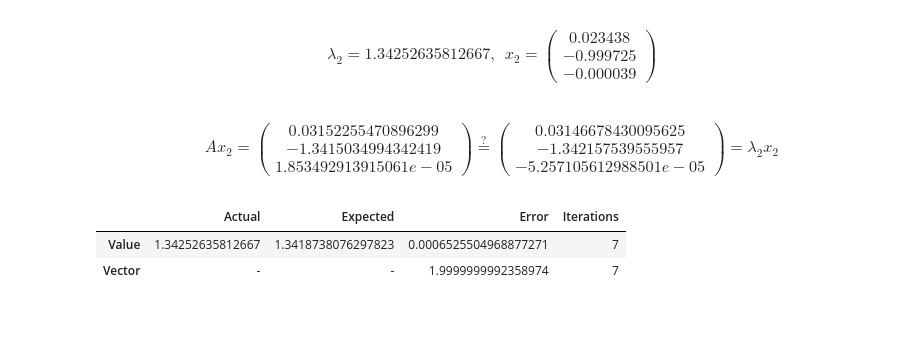
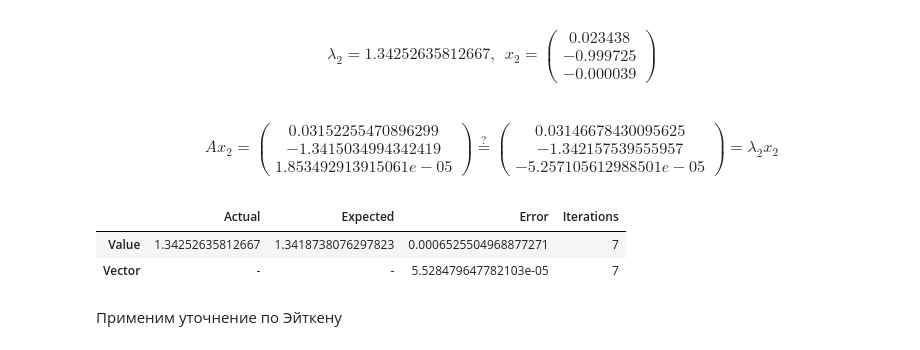
Before and after one commit to astatochek/mm-computational-workshop, a Jupyter notebook: 5-semester/3. 4. Eigenvalues/note.ipynb, the cells around one changed output. Drawn from its saved outputs; the diff is of its cells as text; code cells hidden in the pictures; blank space fills up the shorter version.

```diff
--- a/5-semester/3. 4. Eigenvalues/note.ipynb
+++ b/5-semester/3. 4. Eigenvalues/note.ipynb
@@ -75,7 +96,7 @@ def visualize_results(i: int, val: float, vec: matrix, A: matrix = A, n: int = n
 eps = 1.e-6
 
 
-def jacobi(A: matrix = A, n: int = n, eps: float = eps) -> Union[List[float], List[matrix]]:
+def jacobi(A: matrix = A, n: int = n, eps: float = eps) -> Tuple[List[float], List[matrix]]:
     # матрица, столбцы которой будут собственными векторами
     X = matrix(np.identity(n))
     # A^(k)
@@ -211,6 +232,7 @@ vals, vecs = vals_.copy(), vecs_.copy()
 for i in range(n):
     val_key = f'Value {i+1}'
     vec_key = f'Vector {i+1}'
+    jacobi_vec = jacobi_vecs[i] * (1 if i != 0 else -1) # это я проставляю, чтобы погрешность правильно считалась для вектора
 
     data['Expected'][val_key] = str(vals[i])
     data['Actual'][val_key] = str(jacobi_vals[i])
@@ -218,7 +240,7 @@ for i in range(n):
 
     data['Expected'][vec_key] = '-'
     data['Actual'][vec_key] = '-'
-    data['Error'][vec_key] = str((jacobi_vecs[i] - vecs[i]).norm())
+    data['Error'][vec_key] = str((jacobi_vec - vecs[i]).norm())
 
 df = pd.DataFrame(data)
 df
@@ -462,9 +486,11 @@ $$ A x_2= \begin{pmatrix}
 # %%
 diff = [abs(vil_val - vals[j]) for j in range(n)]
 index_of_mid = diff.index(min(diff))
-df = get_data_frame(vil_val, vil_vec, vil_iter, index_of_mid)
+df = get_data_frame(vil_val, -vil_vec, vil_iter, index_of_mid) # тут '-' ставитсся, чтобы погрешность правильно считалась
 df
 # %% [output]
 |  | Actual | Expected | Error | Iterations |
 | Value | 1.34252635812667 | 1.3418738076297823 | 0.0006525504968877271 | 7 |
-| Vector | - | - | 1.9999999992358974 | 7 |
+| Vector | - | - | 5.528479647782103e-05 | 7 |
+# %% [markdown]
+Применим уточнение по Эйткену
```
Also changed, not shown: parts of 9 cells of this notebook.
